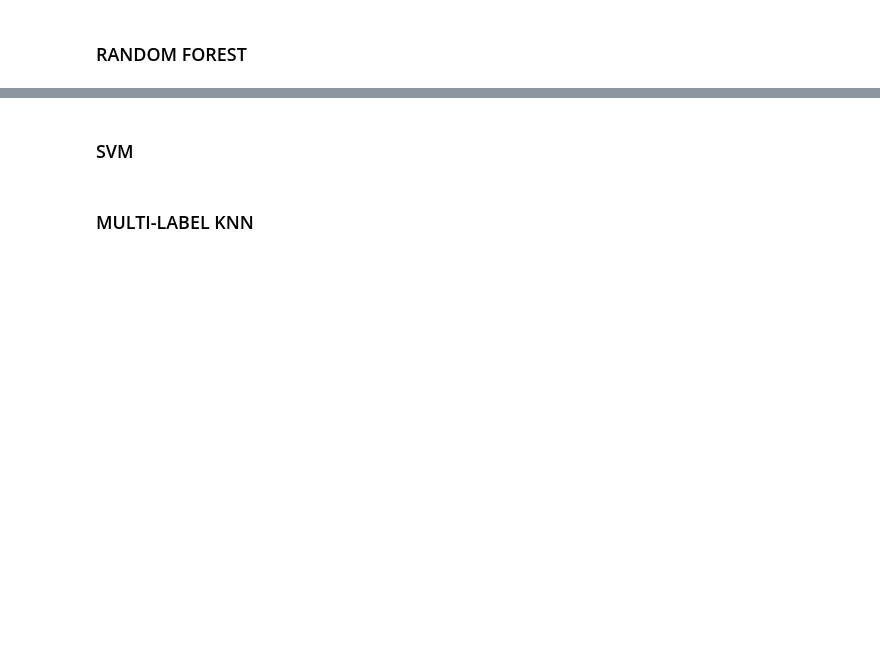
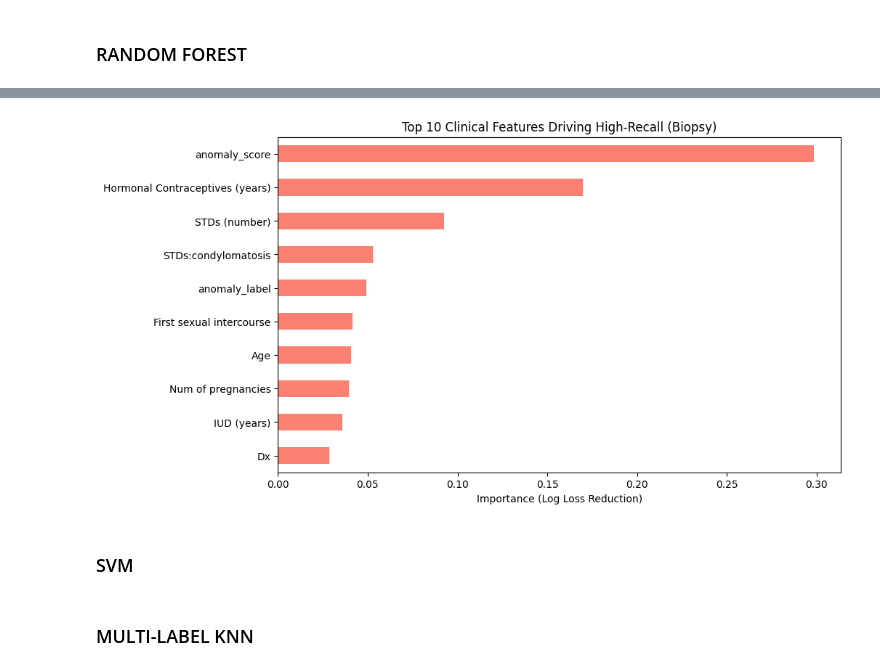
Before and after one commit to Filippo7206/unibo-dtm-ml-2526-cervical-cancer-predictor, a Jupyter notebook: notebooks/median_modeling.ipynb, the cells around one changed output, grey strips where cells are left out. Cells and saved outputs as stored; diff of their text form; code cells hidden in the pictures; blank space fills up the shorter version.

```diff
--- a/notebooks/median_modeling.ipynb
+++ b/notebooks/median_modeling.ipynb
@@ -225,3 +343,18 @@ macro avg       0.110   0.307     0.157
+# %%
+import matplotlib.pyplot as plt
+# Get the Biopsy model from the best estimator (assuming Biopsy is index 0 or 3)
+# Let's use the last fitted forest_cls from your loop
+biopsy_forest = rf_random.best_estimator_.estimators_[0]
+
+plt.figure(figsize=(10, 6))
+feat_importances = pd.Series(biopsy_forest.feature_importances_, index=X.columns)
+feat_importances.nlargest(10).plot(kind='barh', color='salmon')
+plt.title("Top 10 Clinical Features Driving High-Recall (Biopsy)")
+plt.xlabel("Importance (Log Loss Reduction)")
+plt.gca().invert_yaxis()
+plt.show()
+# %% [output]
+[figure, added]
 # %% [markdown]
 ### SVM
 # %% [markdown]
```
Also changed, not shown: parts of 12 cells of this notebook.
